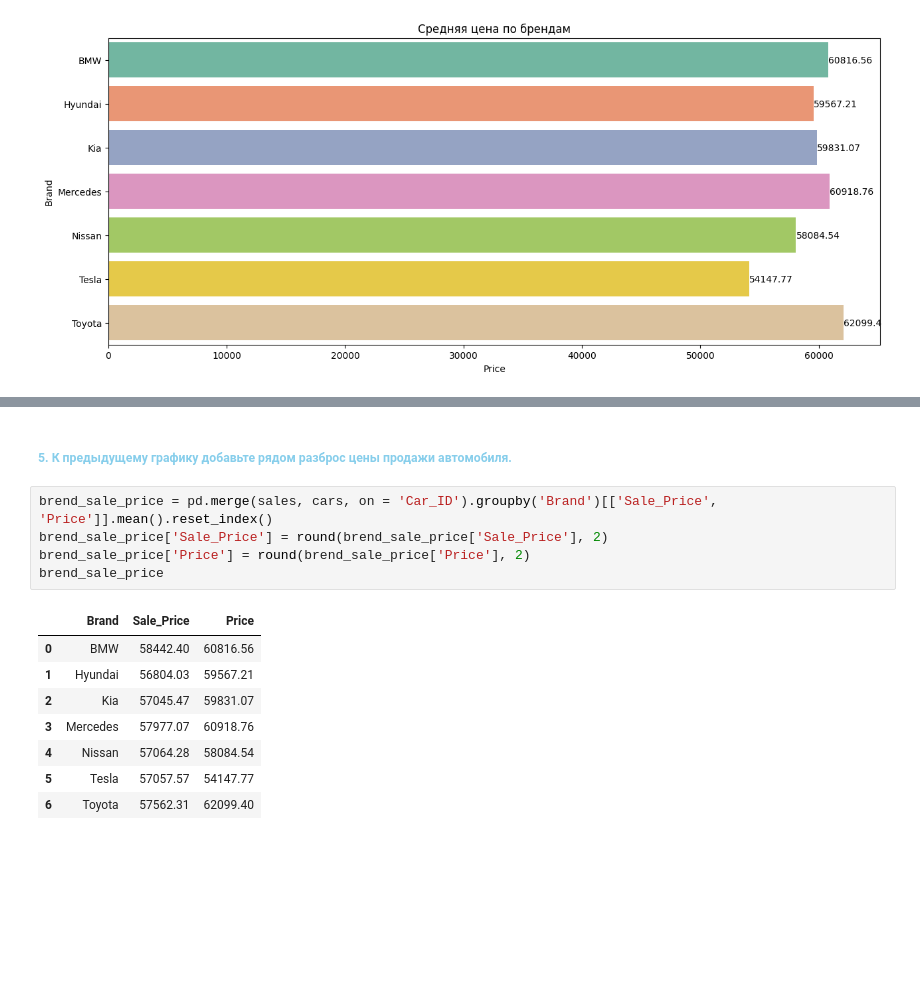
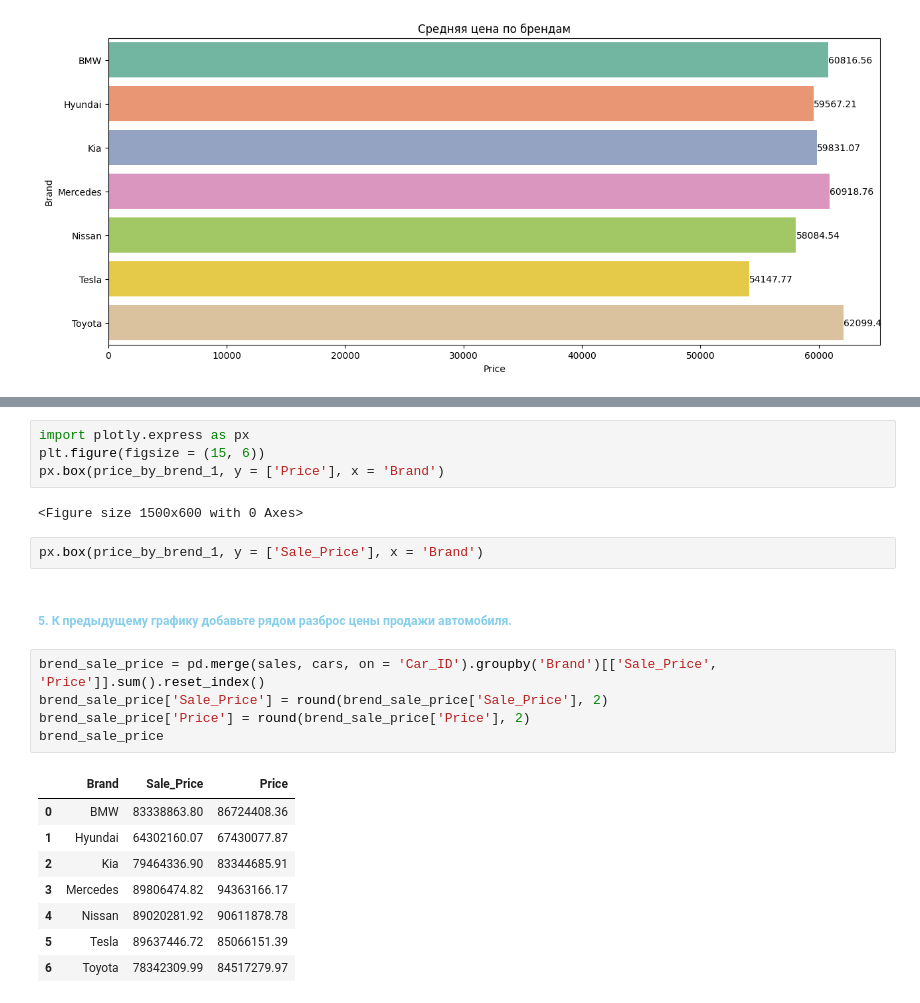
Before and after one commit to gggvitalii90/python_analytics_ich_120925, a Jupyter notebook: notebooks/Python for DA_L24_1-for_students.ipynb, the cells around one changed output, grey strips where cells are left out. Drawn from its saved outputs; the diff is of its cells as text; blank space fills up the shorter version.

```diff
--- a/notebooks/Python for DA_L24_1-for_students.ipynb
+++ b/notebooks/Python for DA_L24_1-for_students.ipynb
@@ -588,18 +612,26 @@ Passing `palette` without assigning `hue` is deprecated and will be removed in v
+# %%
+import plotly.express as px
+plt.figure(figsize = (15, 6))
+px.box(price_by_brend_1, y = ['Price'], x = 'Brand')
+# %% [output]
+<Figure size 1500x600 with 0 Axes>
+# %%
+px.box(price_by_brend_1, y = ['Sale_Price'], x = 'Brand')
 # %% [markdown]
 ##### <b><font color='skyblue'>5. К предыдущему графику добавьте рядом разброс цены продажи автомобиля.</font></b>
 # %%
-brend_sale_price = pd.merge(sales, cars, on = 'Car_ID').groupby('Brand')[['Sale_Price', 'Price']].mean().reset_index()
+brend_sale_price = pd.merge(sales, cars, on = 'Car_ID').groupby('Brand')[['Sale_Price', 'Price']].sum().reset_index()
 brend_sale_price['Sale_Price'] = round(brend_sale_price['Sale_Price'], 2)
 brend_sale_price['Price'] = round(brend_sale_price['Price'], 2)
 brend_sale_price
 # %% [output]
 |  | Brand | Sale_Price | Price |
-| 0 | BMW | 58442.40 | 60816.56 |
-| 1 | Hyundai | 56804.03 | 59567.21 |
-| 2 | Kia | 57045.47 | 59831.07 |
-| 3 | Mercedes | 57977.07 | 60918.76 |
-| 4 | Nissan | 57064.28 | 58084.54 |
-| 5 | Tesla | 57057.57 | 54147.77 |
-| 6 | Toyota | 57562.31 | 62099.40 |
+| 0 | BMW | 83338863.80 | 86724408.36 |
+| 1 | Hyundai | 64302160.07 | 67430077.87 |
+| 2 | Kia | 79464336.90 | 83344685.91 |
+| 3 | Mercedes | 89806474.82 | 94363166.17 |
+| 4 | Nissan | 89020281.92 | 90611878.78 |
+| 5 | Tesla | 89637446.72 | 85066151.39 |
+| 6 | Toyota | 78342309.99 | 84517279.97 |
 # %%
 plt.figure(figsize = (15, 6))
```
Also changed, not shown: parts of 9 cells of this notebook, 1 other file.
